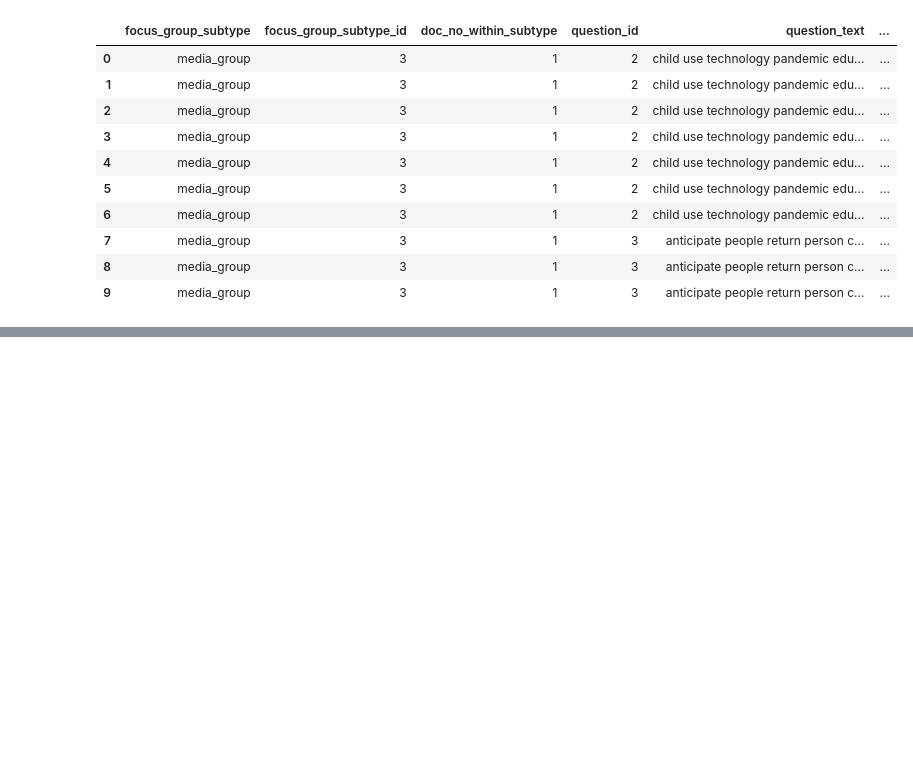
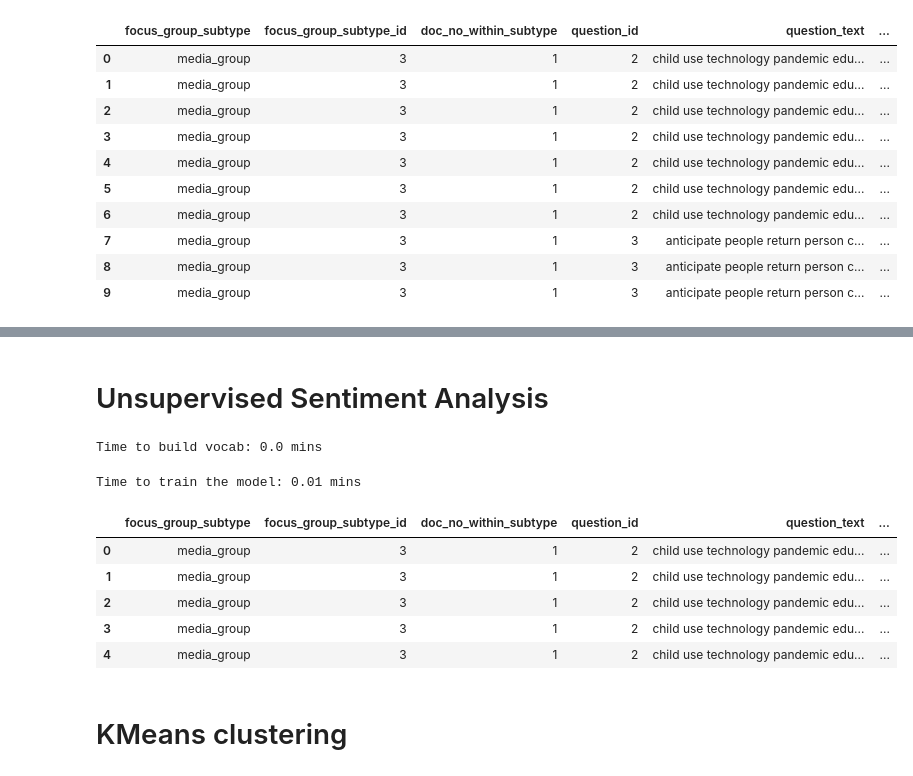
Before and after one commit to msanjit/ML-for-Good-Hackathon, a Jupyter notebook: vcare/notebooks/nlp_preprocessing_rohratho.ipynb, the cells around one changed output, grey strips where cells are left out. Saved outputs shown, nothing was run; the diff lists cells and outputs as text; code cells hidden in the pictures; blank space fills up the shorter version.

```diff
--- a/vcare/notebooks/nlp_preprocessing_rohratho.ipynb
+++ b/vcare/notebooks/nlp_preprocessing_rohratho.ipynb
@@ -163,0 +191,2 @@ output_df.head(10)
+# %% [markdown]
+# Unsupervised Sentiment Analysis
@@ -163,0 +205,34 @@ output_df.head(10)
+# %%
+output_df['parent_answer'] =  output_df['parent_answer'].apply(lambda text: text.split())
+# %%
+sent = [row for row in output_df.parent_answer]
+phrases = Phrases(sent, min_count=1, progress_per=50000)
+bigram = Phraser(phrases)
+sentences = bigram[sent]
+# %%
+w2v_model = Word2Vec(min_count=3,
+                     window=4,
+                     #size=300,
+                     sample=1e-5,
+                     alpha=0.03,
+                     min_alpha=0.0007,
+                     negative=20,
+                     workers=multiprocessing.cpu_count()-1)
+
+start = time()
+
+w2v_model.build_vocab(sentences, progress_per=50000)
+
+print('Time to build vocab: {} mins'.format(round((time() - start) / 60, 2)))
+# %% [output]
+Time to build vocab: 0.0 mins
+# %%
+start = time()
+
+w2v_model.train(sentences, total_examples=w2v_model.corpus_count, epochs=30, report_delay=1)
+
+print('Time to train the model: {} mins'.format(round((time() - start) / 60, 2)))
+
+w2v_model.init_sims(replace=True)
+# %% [output]
+Time to train the model: 0.01 mins
@@ -163,0 +241,6 @@ output_df.head(10)
+# %%
+file_export = output_df.copy()
+file_export['old_parent_answer'] = file_export.parent_answer
+file_export.old_parent_answer = file_export.old_parent_answer.str.join(' ')
+file_export.parent_answer = file_export.parent_answer.apply(lambda x: ' '.join(bigram[x]))
+#file_export.rate = file_export.rate.astype('int8')
@@ -163,0 +249,11 @@ output_df.head(10)
+# %%
+file_export.head()
+# %% [output]
+|  | focus_group_subtype | focus_group_subtype_id | doc_no_within_subtype | question_id | question_text | ... |
+| 0 | media_group | 3 | 1 | 2 | child use technology pandemic edu... | ... |
+| 1 | media_group | 3 | 1 | 2 | child use technology pandemic edu... | ... |
+| 2 | media_group | 3 | 1 | 2 | child use technology pandemic edu... | ... |
+| 3 | media_group | 3 | 1 | 2 | child use technology pandemic edu... | ... |
+| 4 | media_group | 3 | 1 | 2 | child use technology pandemic edu... | ... |
+# %% [markdown]
+# KMeans clustering
```
Also changed, not shown: parts of 30 cells of this notebook.
